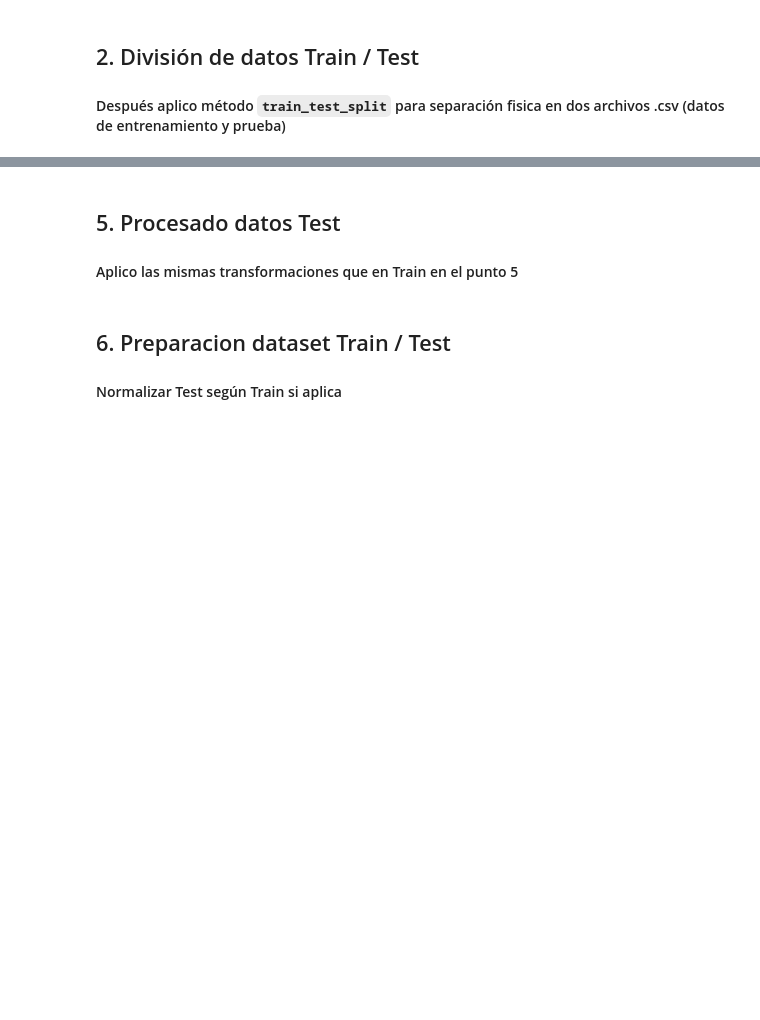
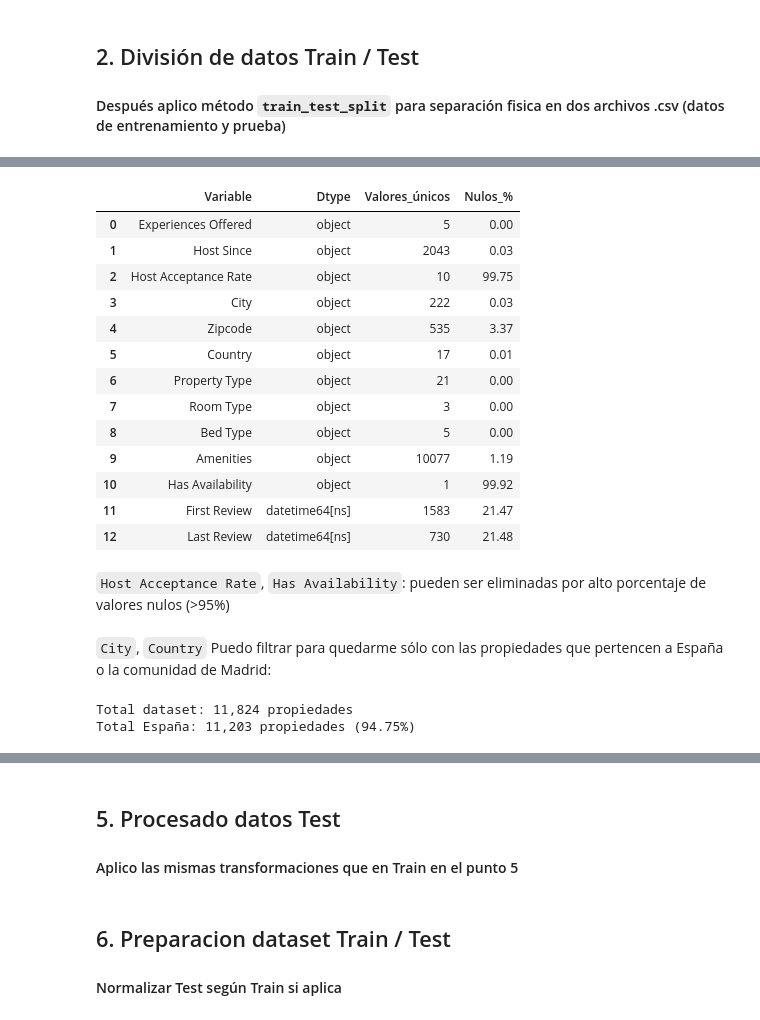
Before and after one commit to mariaeugenia-alvarez/hands-on-coding-machine-learning-project, a Jupyter notebook: ml-airbnb.ipynb, the cells around one changed output, grey strips where cells are left out. Drawn from its saved outputs; the diff is of its cells as text; code cells hidden in the pictures; blank space fills up the shorter version.

Commit message:
chore(chore/data-visualization): first variable catergorical treatment

```diff
--- a/ml-airbnb.ipynb
+++ b/ml-airbnb.ipynb
@@ -112,0 +93,6 @@ Dimensiones del dataset de test: (2956, 45)
+# %%
+# Clasificación de variables: Numéricas vs Categóricas
+numerical_var = pretrain_data.select_dtypes(include=[np.number]).columns.tolist()
+categorical_var = pretrain_data.select_dtypes(include=['object', 'category']).columns.tolist()
+
+print(f"{len(pretrain_data.columns)} variables total | {len(numerical_var)} numéricas | {len(categorical_var)} categóricas")
@@ -112,0 +121,44 @@ Dimensiones del dataset de test: (2956, 45)
+# %%
+# Variables CATEGÓRICAS
+categorical_data = []
+for col in categorical_var:
+    null_pct = (pretrain_data[col].isnull().sum() / len(pretrain_data)) * 100
+    categorical_data.append({
+        'Variable': col,
+        'Dtype': str(pretrain_data[col].dtype),
+        'Valores_únicos': pretrain_data[col].nunique(),
+        'Nulos_%': round(null_pct, 2),
+    })
+
+categorical_df = pd.DataFrame(categorical_data)
+display(categorical_df)
+# %% [output]
+|  | Variable | Dtype | Valores_únicos | Nulos_% |
+| 0 | Experiences Offered | object | 5 | 0.00 |
+| 1 | Host Since | object | 2043 | 0.03 |
+| 2 | Host Acceptance Rate | object | 10 | 99.75 |
+| 3 | City | object | 222 | 0.03 |
+| 4 | Zipcode | object | 535 | 3.37 |
+| 5 | Country | object | 17 | 0.01 |
+| 6 | Property Type | object | 21 | 0.00 |
+| 7 | Room Type | object | 3 | 0.00 |
+| 8 | Bed Type | object | 5 | 0.00 |
+| 9 | Amenities | object | 10077 | 1.19 |
+| 10 | Has Availability | object | 1 | 99.92 |
+| 11 | First Review | datetime64[ns] | 1583 | 21.47 |
+| 12 | Last Review | datetime64[ns] | 730 | 21.48 |
+# %% [markdown]
+`Host Acceptance Rate`, `Has Availability`: pueden ser eliminadas por alto porcentaje de valores nulos (>95%)
+# %% [markdown]
+`City`, `Country` Puedo filtrar para quedarme sólo con las propiedades que pertencen a España o la comunidad de Madrid:
+# %%
+# Análisis de España
+total_filas = len(pretrain_data)
+spain_count = pretrain_data[pretrain_data['Country'] == 'Spain'].shape[0]
+spain_percentage = (spain_count / total_filas) * 100
+
+print(f"Total dataset: {total_filas:,} propiedades")
+print(f"Total España: {spain_count:,} propiedades ({spain_percentage:.2f}%)")
+# %% [output]
+Total dataset: 11,824 propiedades
+Total España: 11,203 propiedades (94.75%)
```
Also changed, not shown: parts of 11 cells of this notebook.
